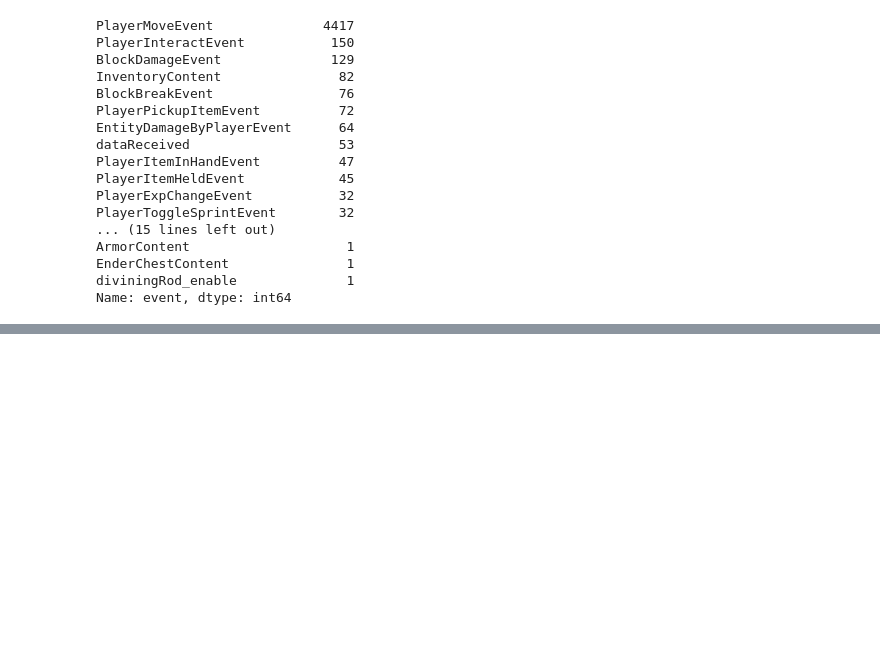
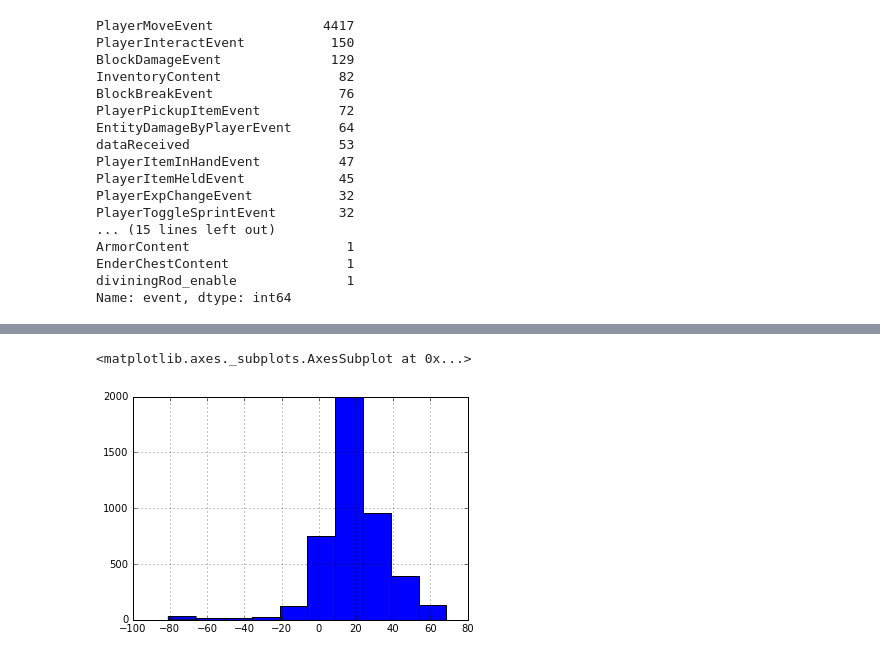
Before and after one commit to mmeagher/ARC6818, a Jupyter notebook: python-tests/Minecraft-data-20170801.ipynb, the cells around one changed output, grey strips where cells are left out. Drawn from its saved outputs; the diff is of its cells as text; code cells hidden in the pictures; blank space fills up the shorter version.

```diff
--- a/python-tests/Minecraft-data-20170801.ipynb
+++ b/python-tests/Minecraft-data-20170801.ipynb
@@ -114,0 +127,5 @@ df.to_csv('log-new.csv')
+# %%
+df.pitch.hist()
+# %% [output]
+<matplotlib.axes._subplots.AxesSubplot at 0x...>
+[figure, added]
```
Also changed, not shown: parts of 3 cells of this notebook.
